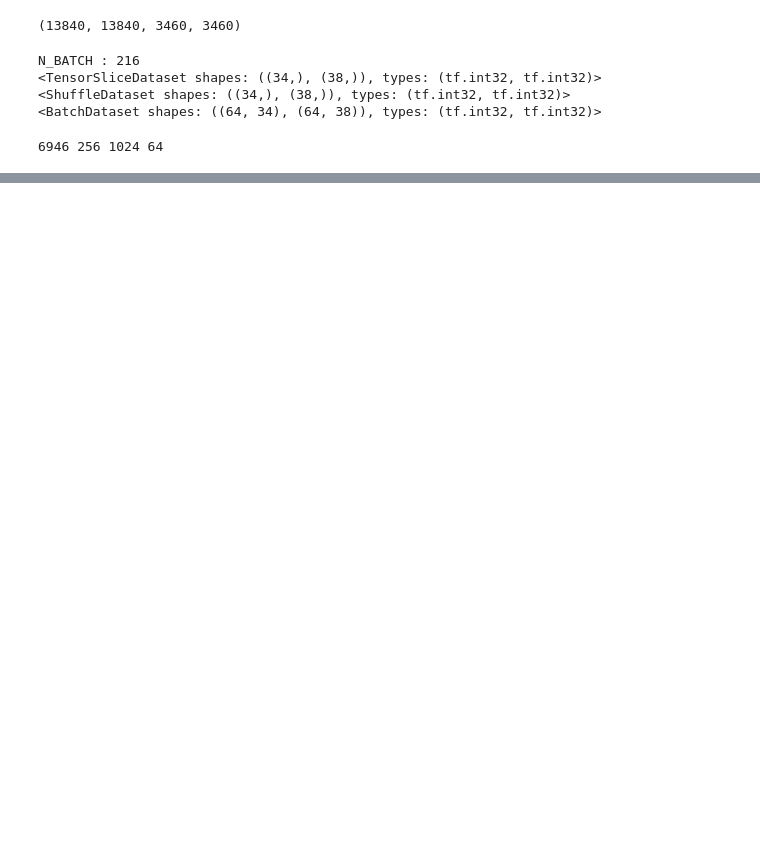
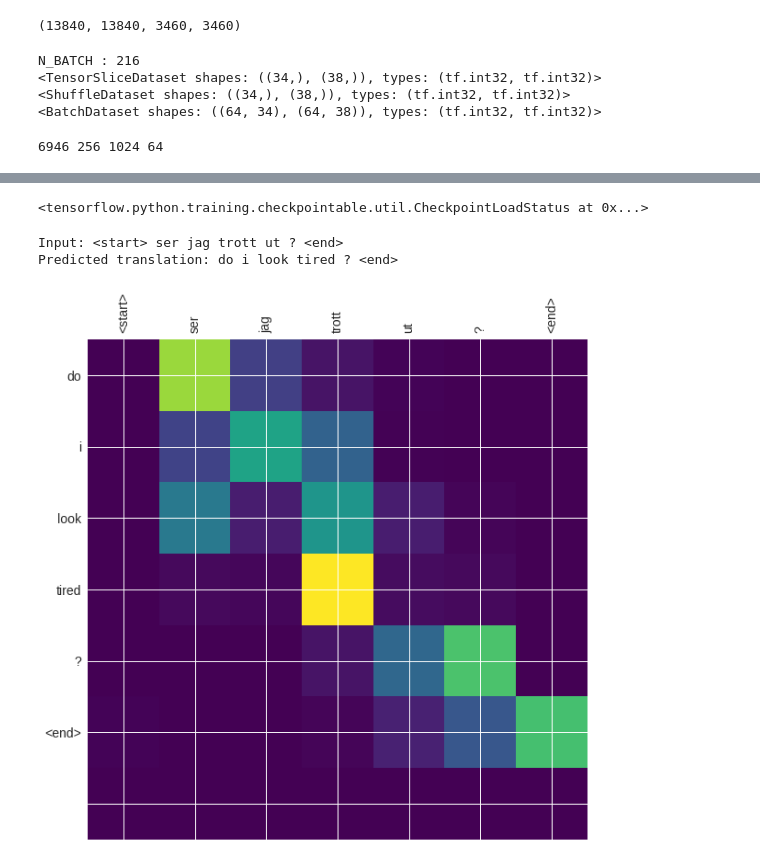
Before and after one commit to VeereshElango/translator, a Jupyter notebook: swe_eng_nmt.ipynb, the cells around one changed output, grey strips where cells are left out. Drawn from its saved outputs; the diff is of its cells as text; code cells hidden in the pictures; blank space fills up the shorter version.

```diff
--- a/swe_eng_nmt.ipynb
+++ b/swe_eng_nmt.ipynb
@@ -329,0 +441,33 @@ checkpoint = tf.train.Checkpoint(optimizer=optimizer,
+# %%
+# function for plotting the attention weights
+def plot_attention(attention, sentence, predicted_sentence):
+    fig = plt.figure(figsize=(10,10))
+    ax = fig.add_subplot(1, 1, 1)
+    ax.matshow(attention, cmap='viridis')
+
+    fontdict = {'fontsize': 14}
+
+    ax.set_xticklabels([''] + sentence, fontdict=fontdict, rotation=90)
+    ax.set_yticklabels([''] + predicted_sentence, fontdict=fontdict)
+
+    plt.show()
+# %%
+def translate(sentence, encoder, decoder, inp_lang, targ_lang, max_length_inp, max_length_targ):
+    result, sentence, attention_plot = evaluate(sentence, encoder, decoder, inp_lang, targ_lang, max_length_inp, max_length_targ)
+
+    print('Input: {}'.format(sentence))
+    print('Predicted translation: {}'.format(result))
+
+    attention_plot = attention_plot[:len(result.split(' ')), :len(sentence.split(' '))]
+    plot_attention(attention_plot, sentence.split(' '), result.split(' '))
+# %%
+# restoring the latest checkpoint in checkpoint_dir
+checkpoint.restore(tf.train.latest_checkpoint(checkpoint_dir))
+# %% [output]
+<tensorflow.python.training.checkpointable.util.CheckpointLoadStatus at 0x...>
+# %%
+translate('Ser jag trött ut?', encoder, decoder, inp_lang, targ_lang, max_length_inp, 38)
+# %% [output]
+Input: <start> ser jag trott ut ? <end>
+Predicted translation: do i look tired ? <end>
+[figure, added]
```
Also changed, not shown: parts of 7 cells of this notebook.
